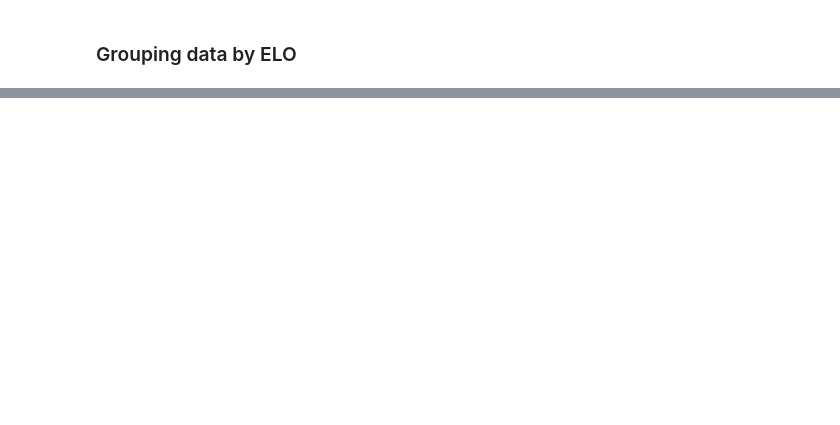
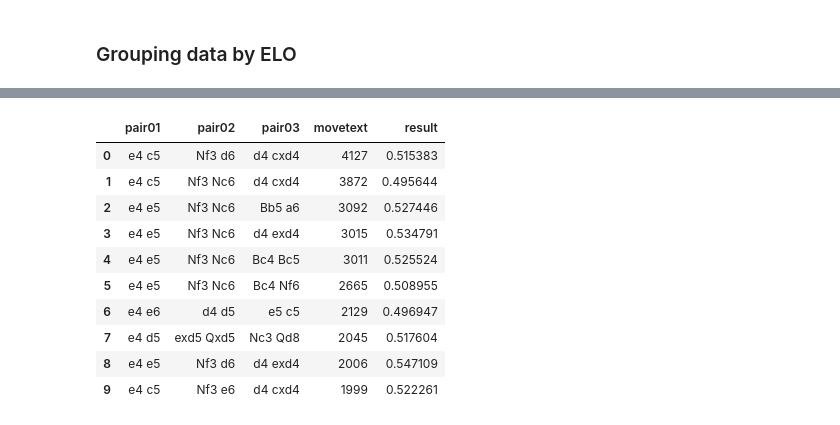
Before and after one commit to AGordon777/Unit5-MidProject, a Jupyter notebook: exploratory data analysis.ipynb, the cells around one changed output, grey strips where cells are left out. Cells and saved outputs as stored; diff of their text form; code cells hidden in the pictures; blank space fills up the shorter version.

```diff
--- a/exploratory data analysis.ipynb
+++ b/exploratory data analysis.ipynb
@@ -991,0 +1275,15 @@ fics_filtered.groupby(['pair01','pair02']).agg({'movetext':pd.Series.nunique,'re
+# %%
+summary = fics_matched.groupby(['pair01','pair02','pair03']).agg({'movetext':pd.Series.nunique,'result':np.mean}).sort_values(by='movetext', ascending=False).reset_index()
+summary.head(10)
+# %% [output]
+|  | pair01 | pair02 | pair03 | movetext | result |
+| 0 | e4 c5 | Nf3 d6 | d4 cxd4 | 4127 | 0.515383 |
+| 1 | e4 c5 | Nf3 Nc6 | d4 cxd4 | 3872 | 0.495644 |
+| 2 | e4 e5 | Nf3 Nc6 | Bb5 a6 | 3092 | 0.527446 |
+| 3 | e4 e5 | Nf3 Nc6 | d4 exd4 | 3015 | 0.534791 |
+| 4 | e4 e5 | Nf3 Nc6 | Bc4 Bc5 | 3011 | 0.525524 |
+| 5 | e4 e5 | Nf3 Nc6 | Bc4 Nf6 | 2665 | 0.508955 |
+| 6 | e4 e6 | d4 d5 | e5 c5 | 2129 | 0.496947 |
+| 7 | e4 d5 | exd5 Qxd5 | Nc3 Qd8 | 2045 | 0.517604 |
+| 8 | e4 e5 | Nf3 d6 | d4 exd4 | 2006 | 0.547109 |
+| 9 | e4 c5 | Nf3 e6 | d4 cxd4 | 1999 | 0.522261 |
```
Also changed, not shown: parts of 48 cells of this notebook.
